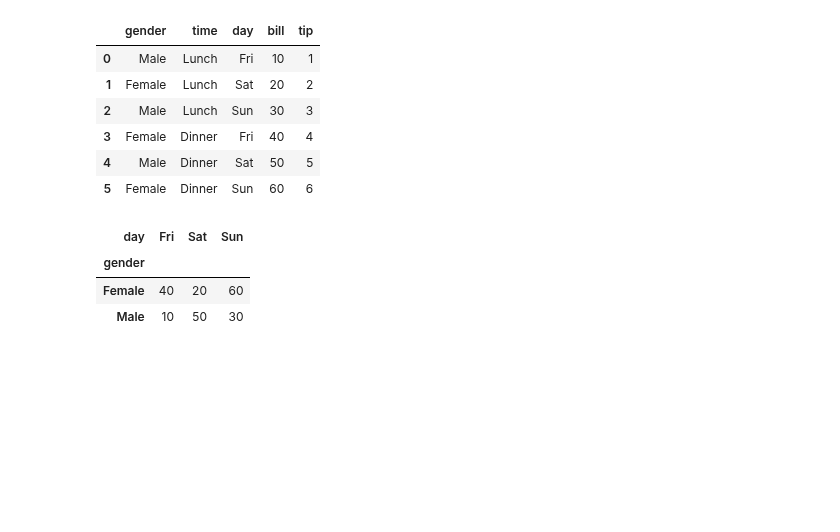
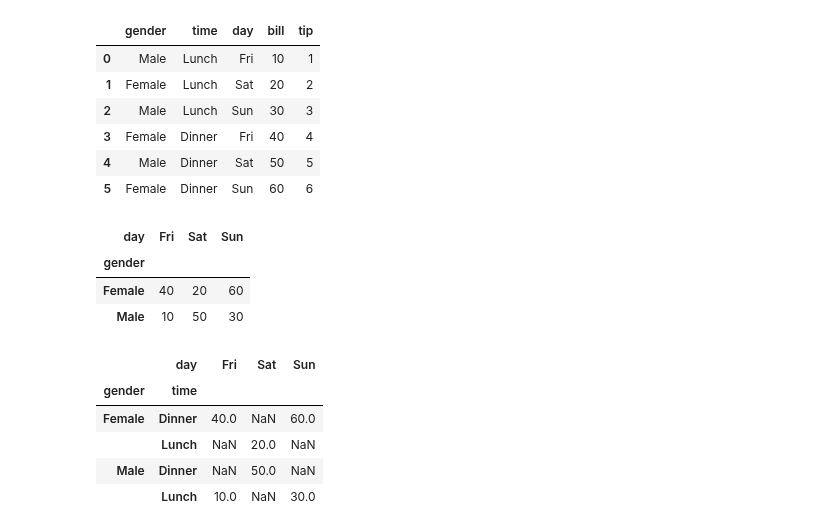
Before and after one commit to JakeOh/202011_itw_bd21, a Jupyter notebook: lab_da/da15_reshape.ipynb, the cells around one changed output. Cells and saved outputs as stored; diff of their text form; code cells hidden in the pictures; blank space fills up the shorter version.

```diff
--- a/lab_da/da15_reshape.ipynb
+++ b/lab_da/da15_reshape.ipynb
@@ -222,3 +222,12 @@ df.pivot(index='gender', columns='day', values='bill')
 | gender |  |  |  |
 | Female | 40 | 20 | 60 |
 | Male | 10 | 50 | 30 |
+# %%
+df.pivot(index=['gender', 'time'], columns='day', values='bill')
+# %% [output]
+|  | day | Fri | Sat | Sun |
+| gender | time |  |  |  |
+| Female | Dinner | 40.0 | NaN | 60.0 |
+|  | Lunch | NaN | 20.0 | NaN |
+| Male | Dinner | NaN | 50.0 | NaN |
+|  | Lunch | 10.0 | NaN | 30.0 |
```
Also changed, not shown: parts of 15 cells of this notebook.
